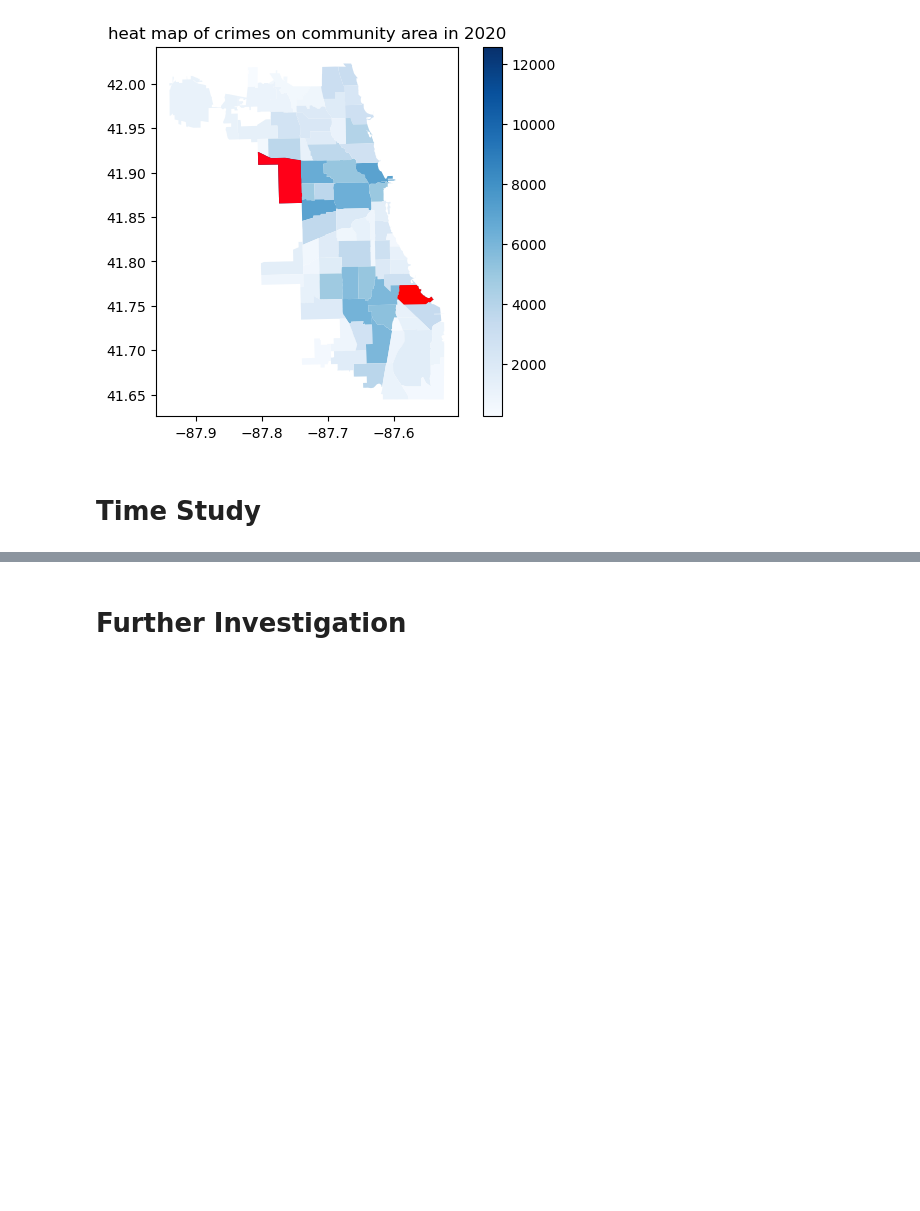
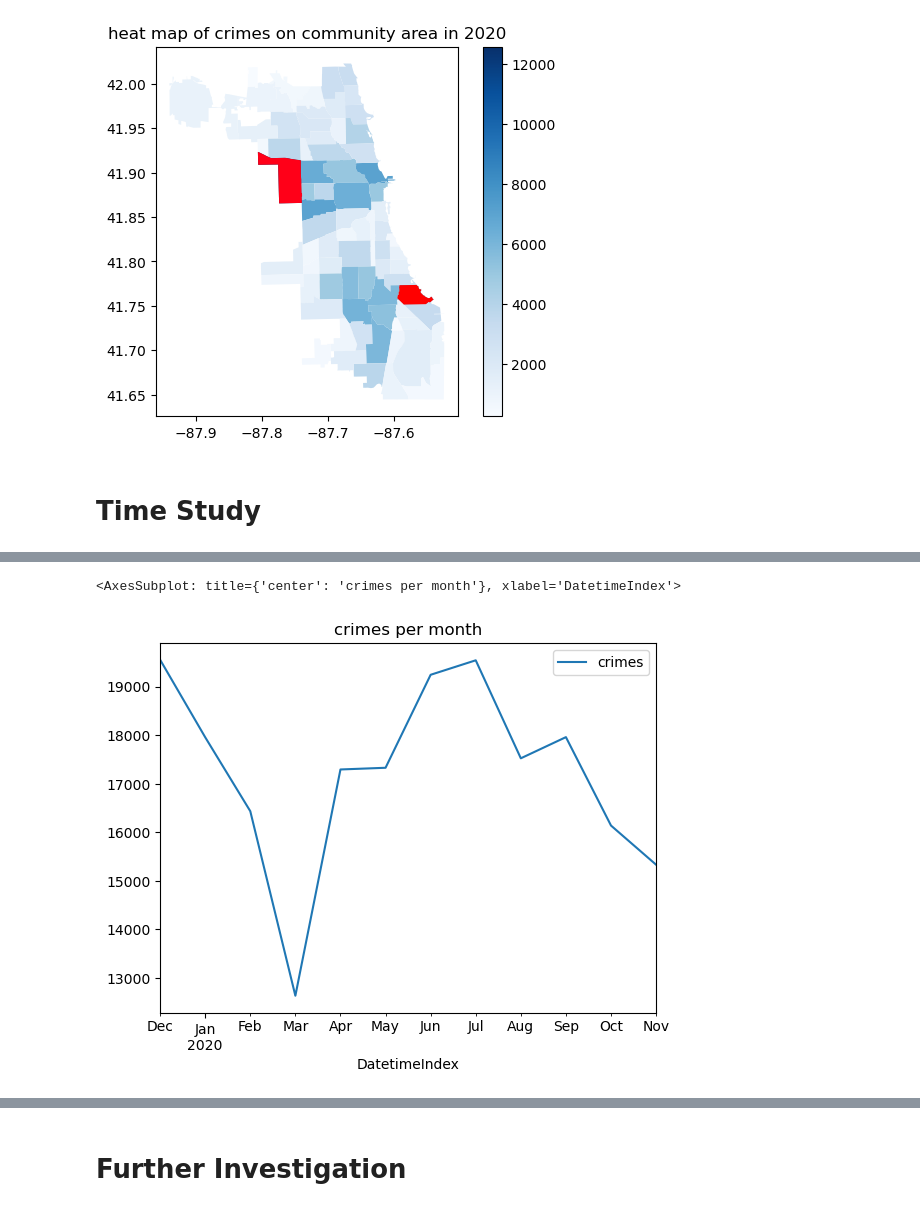
Before and after one commit to COMP5152TEAMWORK/Chicago-Crimes-Analysis, a Jupyter notebook: Chicago Crime Analysis.ipynb, the cells around one changed output, grey strips where cells are left out. Drawn from its saved outputs; the diff is of its cells as text; code cells hidden in the pictures; blank space fills up the shorter version.

```diff
--- a/Chicago Crime Analysis.ipynb
+++ b/Chicago Crime Analysis.ipynb
@@ -203,0 +292,6 @@ plt.show()
+# %%
+crimes_month = crimes_hour.resample('M', label='left').sum()
+crimes_month.plot(title='crimes per month')
+# %% [output]
+<AxesSubplot: title={'center': 'crimes per month'}, xlabel='DatetimeIndex'>
+[figure, added]
```
Also changed, not shown: parts of 10 cells of this notebook.
